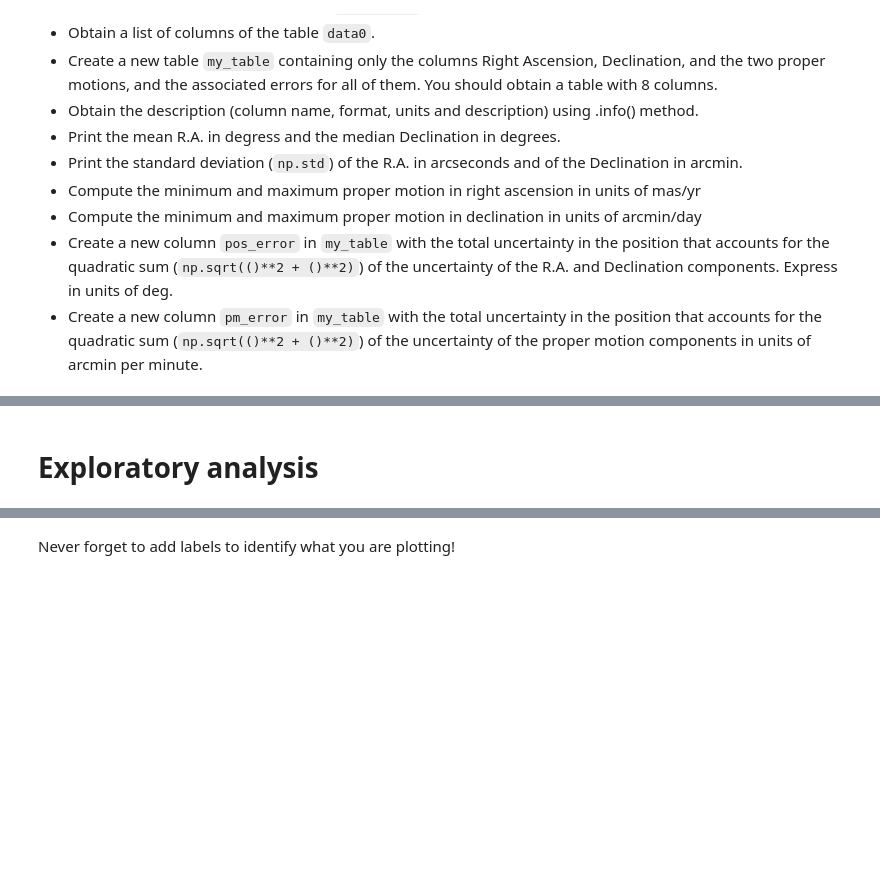
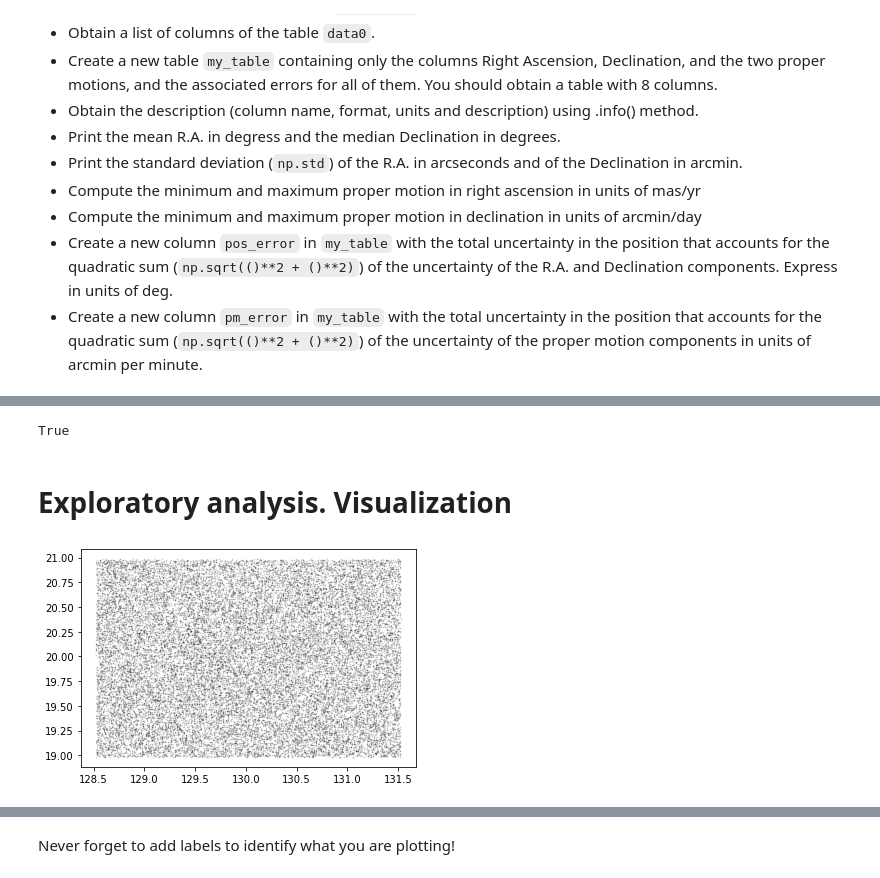
Before and after one commit to espsrc/pysnacks_1, a Jupyter notebook: tutorials/session_02/pysnack_1_02.ipynb, the cells around one changed output, grey strips where cells are left out. Drawn from its saved outputs; the diff is of its cells as text; code cells hidden in the pictures; blank space fills up the shorter version.

```diff
--- a/tutorials/session_02/pysnack_1_02.ipynb
+++ b/tutorials/session_02/pysnack_1_02.ipynb
@@ -143,7 +233,18 @@ data0[0:3]
+# %%
+data0['Mg'][0] - 8.218870196400683 < 1e-5
+# %% [output]
+True
 # %% [markdown]
-# Exploratory analysis
+# Exploratory analysis. Visualization
 # %%
 import matplotlib.pyplot as plt
 from astropy.visualization import quantity_support
 # %%
-plt.plot(data0['ra'], data0['dec'], '.', color='k', alpha = 0.1, ms=1)
+plt.plot(data0['ra'],     # X variable
+         data0['dec'],    # Y variable
+         '.',             # marker, can also be 'o', '+', '>', 's', etc..
+         color='k',       # color k:black, g:green, r:red, b:blue, etc
+         alpha = 0.2,     # transparency, between 0 and 1
+         ms=1);           # marker size
+# %% [output]
+[figure, added]
```
Also changed, not shown: parts of 101 cells of this notebook, 1 other file.
